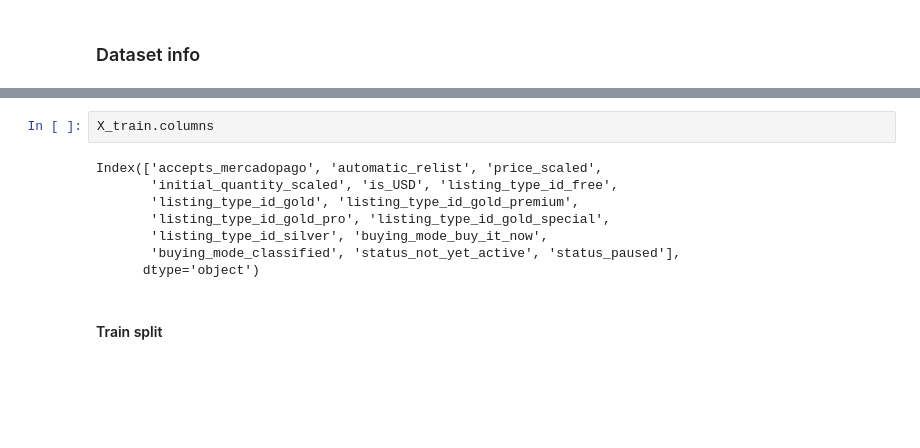
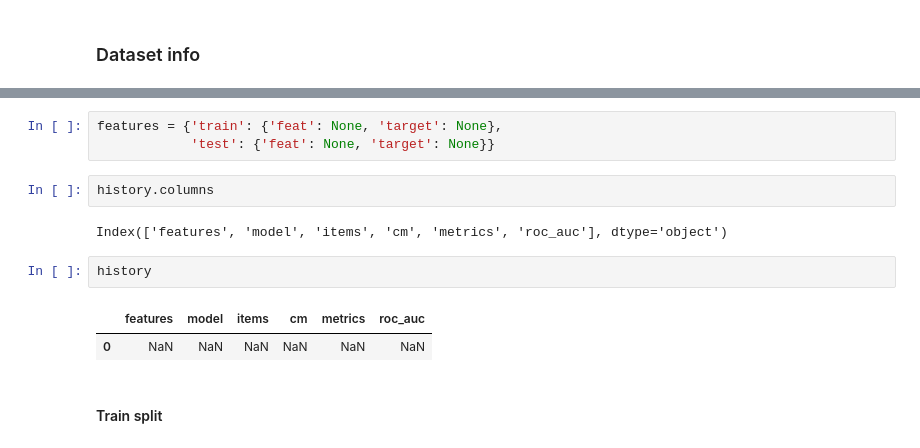
Before and after one commit to MLsound/mercadolibre-new-used-prediction, a Jupyter notebook: Model_Design.ipynb, the cells around one changed output, grey strips where cells are left out. Saved outputs shown, nothing was run; the diff lists cells and outputs as text; blank space fills up the shorter version.

```diff
--- a/Model_Design.ipynb
+++ b/Model_Design.ipynb
@@ -32,15 +57,17 @@ print("Split sizes: {} train, {} test".format(len(X_train), len(X_test)))
 # %% [output]
 Split sizes: 89109 train, 9905 test
-# %%
-X_train.columns
-# %% [output]
-Index(['accepts_mercadopago', 'automatic_relist', 'price_scaled',
-       'initial_quantity_scaled', 'is_USD', 'listing_type_id_free',
-       'listing_type_id_gold', 'listing_type_id_gold_premium',
-       'listing_type_id_gold_pro', 'listing_type_id_gold_special',
-       'listing_type_id_silver', 'buying_mode_buy_it_now',
-       'buying_mode_classified', 'status_not_yet_active', 'status_paused'],
-      dtype='object')
+# %%
+features = {'train': {'feat': None, 'target': None},
+            'test': {'feat': None, 'target': None}}
+# %%
+history.columns
+# %% [output]
+Index(['features', 'model', 'items', 'cm', 'metrics', 'roc_auc'], dtype='object')
+# %%
+history
+# %% [output]
+|  | features | model | items | cm | metrics | roc_auc |
+| 0 | NaN | NaN | NaN | NaN | NaN | NaN |
 # %% [markdown]
 #### Train split
 # %%
```
Also changed, not shown: parts of 14 cells of this notebook, 2 other files.
